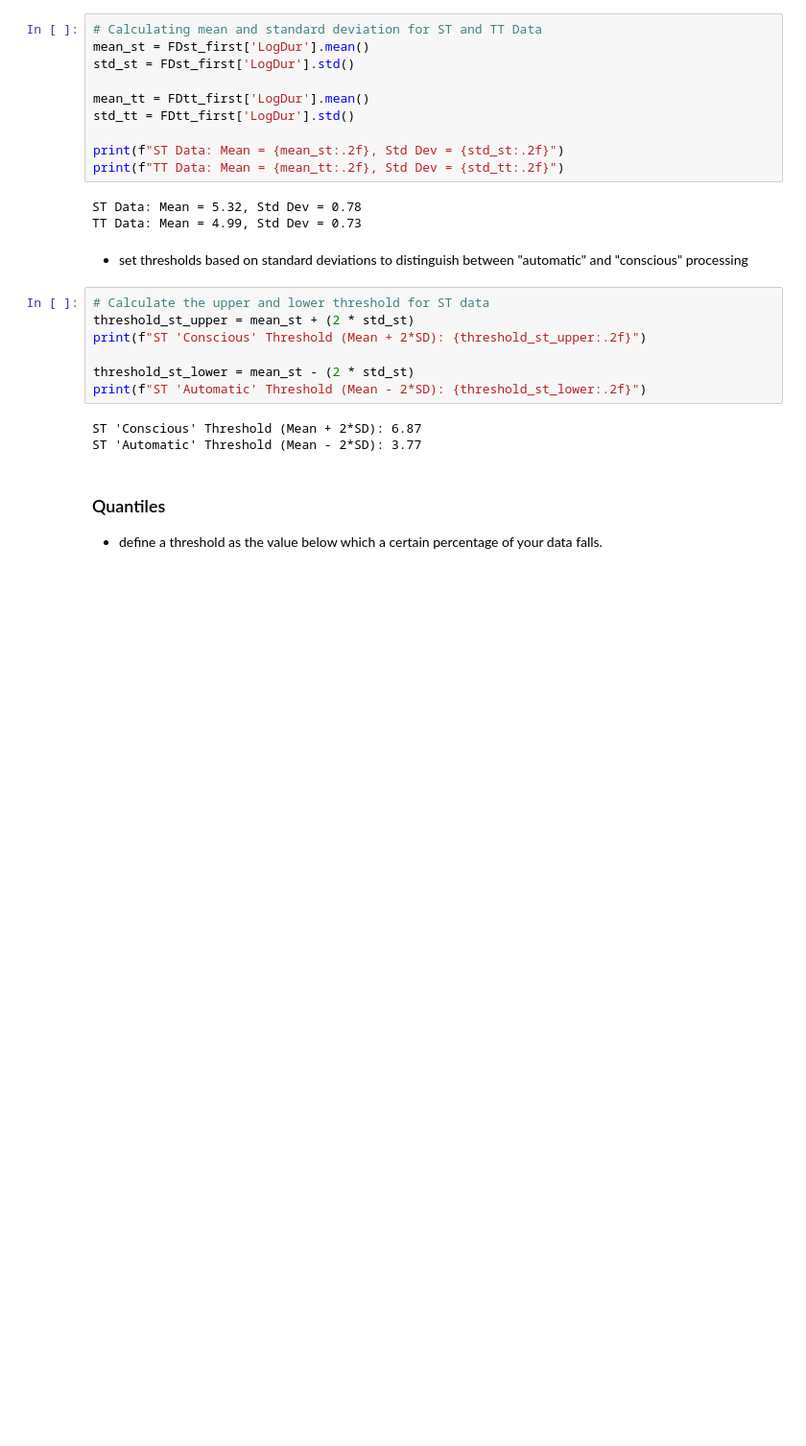
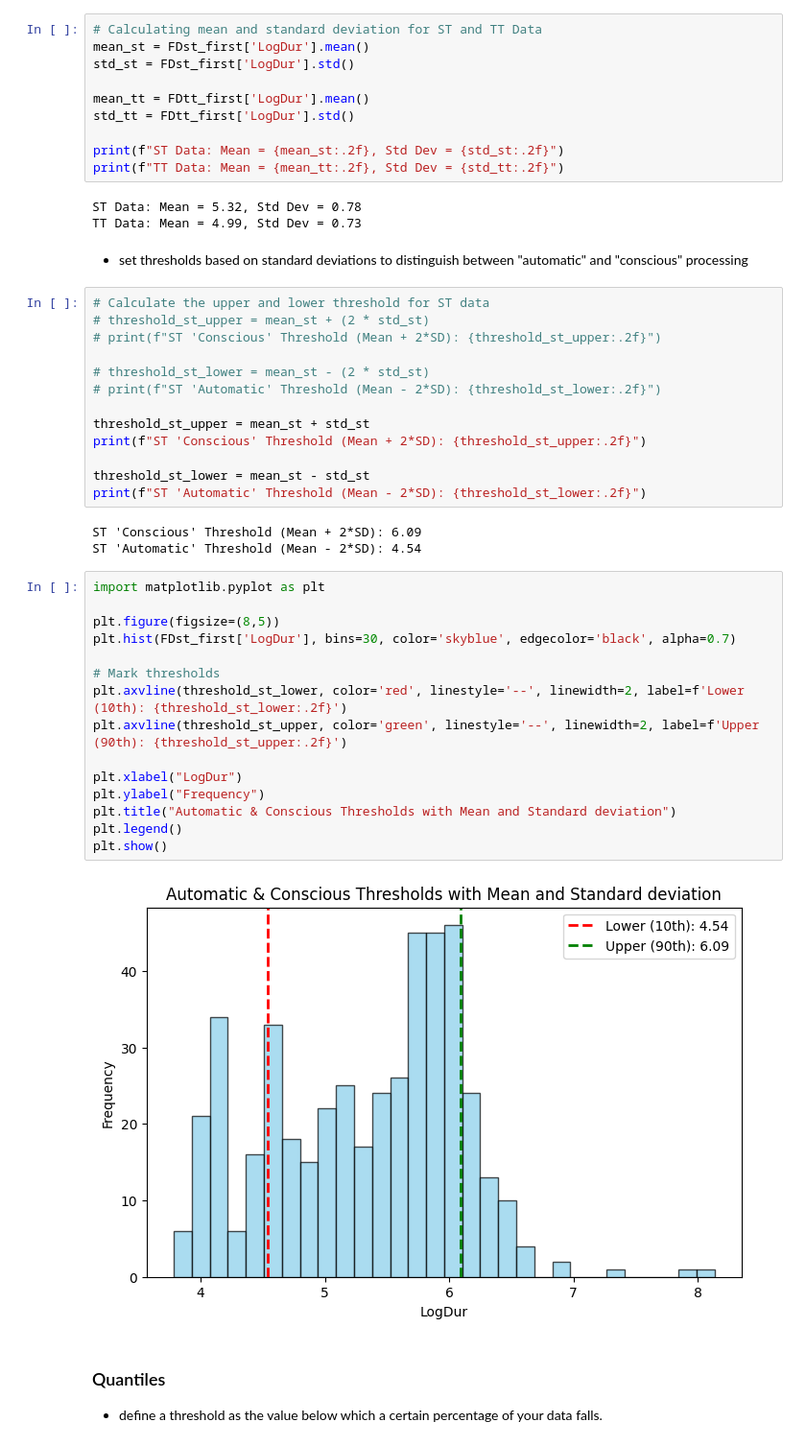
Before and after one commit to Critt-Kent/Key-Gaze-Correlation, a Jupyter notebook: Key-Gaze-correlation.ipynb, the cells around one changed output. Shown at 96% size. Saved outputs shown, nothing was run; the diff lists cells and outputs as text; blank space fills up the shorter version.

Commit message:
added visualizations

```diff
--- a/Key-Gaze-correlation.ipynb
+++ b/Key-Gaze-correlation.ipynb
@@ -159,14 +158,37 @@ TT Data: Mean = 4.99, Std Dev = 0.73
 - set thresholds based on standard deviations to distinguish between "automatic" and "conscious" processing
 # %%
 # Calculate the upper and lower threshold for ST data
-threshold_st_upper = mean_st + (2 * std_st)
+# threshold_st_upper = mean_st + (2 * std_st)
+# print(f"ST 'Conscious' Threshold (Mean + 2*SD): {threshold_st_upper:.2f}")
+
+# threshold_st_lower = mean_st - (2 * std_st)
+# print(f"ST 'Automatic' Threshold (Mean - 2*SD): {threshold_st_lower:.2f}")
+
+threshold_st_upper = mean_st + std_st
 print(f"ST 'Conscious' Threshold (Mean + 2*SD): {threshold_st_upper:.2f}")
 
-threshold_st_lower = mean_st - (2 * std_st)
+threshold_st_lower = mean_st - std_st
 print(f"ST 'Automatic' Threshold (Mean - 2*SD): {threshold_st_lower:.2f}")
 # %% [output]
-ST 'Conscious' Threshold (Mean + 2*SD): 6.87
-ST 'Automatic' Threshold (Mean - 2*SD): 3.77
+ST 'Conscious' Threshold (Mean + 2*SD): 6.09
+ST 'Automatic' Threshold (Mean - 2*SD): 4.54
+# %%
+import matplotlib.pyplot as plt
+
+plt.figure(figsize=(8,5))
+plt.hist(FDst_first['LogDur'], bins=30, color='skyblue', edgecolor='black', alpha=0.7)
+
+# Mark thresholds
+plt.axvline(threshold_st_lower, color='red', linestyle='--', linewidth=2, label=f'Lower (10th): {threshold_st_lower:.2f}')
+plt.axvline(threshold_st_upper, color='green', linestyle='--', linewidth=2, label=f'Upper (90th): {threshold_st_upper:.2f}')
+
+plt.xlabel("LogDur")
+plt.ylabel("Frequency")
+plt.title("Automatic & Conscious Thresholds with Mean and Standard deviation")
+plt.legend()
+plt.show()
+# %% [output]
+[figure, added]
 # %% [markdown]
 ### Quantiles
 - define a threshold as the value below which a certain percentage of your data falls.
```
Also changed, not shown: parts of 4 cells of this notebook.
